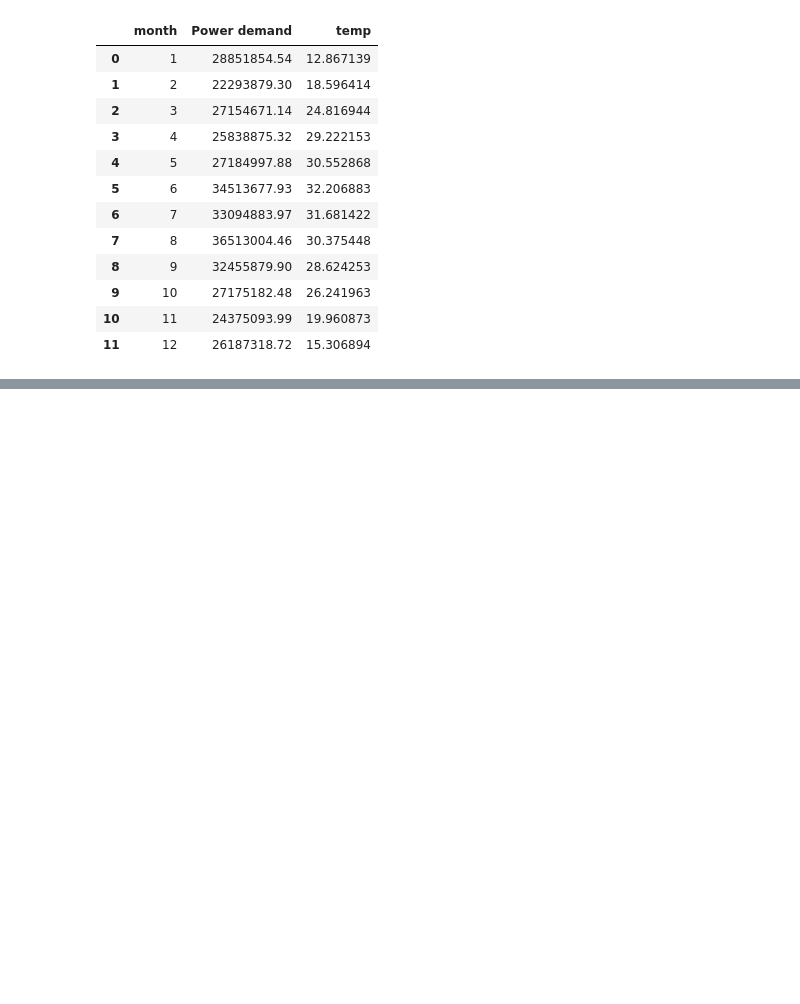
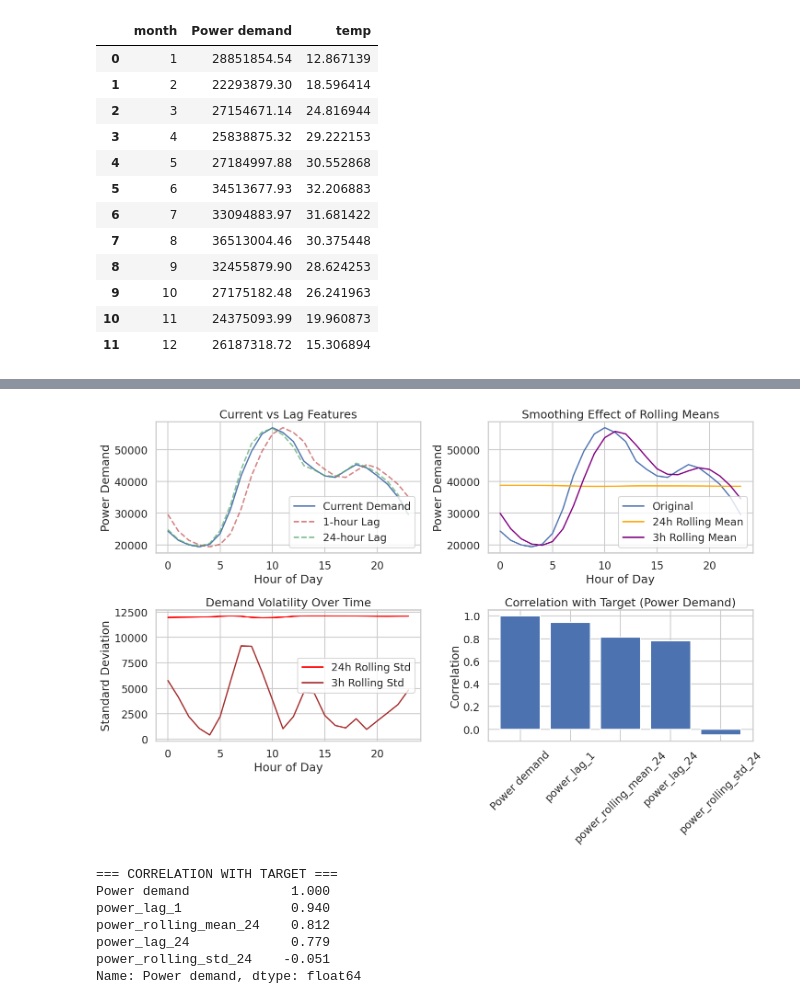
Before and after one commit to halsangihs/miniProject, a Jupyter notebook: main.ipynb, the cells around one changed output, grey strips where cells are left out. Cells and saved outputs as stored; diff of their text form; code cells hidden in the pictures; blank space fills up the shorter version.

```diff
--- a/main.ipynb
+++ b/main.ipynb
@@ -252,0 +337,69 @@ plt.show()
+# %%
+# ===== PRACTICAL EXAMPLE: Understanding Lag and Rolling Features =====
+
+# Let's look at a specific time period to understand these features
+example_data = df[df['datetime'].dt.date == pd.to_datetime('2021-01-15').date()].copy()
+
+# Create a comparison DataFrame showing original vs engineered features
+comparison_df = example_data[['datetime', 'Power demand', 'power_lag_1', 'power_lag_24',
+                             'power_rolling_mean_24', 'power_rolling_std_24']].head(10)
+
+print("=== FEATURE COMPARISON FOR 2021-01-15 (First 10 hours) ===")
+print(comparison_df.round(2))
+
+print("\n=== INTERPRETATION ===")
+print("• power_lag_1: Power demand 1 hour ago")
+print("• power_lag_24: Power demand 24 hours ago (same time yesterday)")
+print("• power_rolling_mean_24: Average demand over last 24 hours")
+print("• power_rolling_std_24: Volatility of demand over last 24 hours")
+
+# Visualize the relationship
+plt.figure(figsize=(15, 10))
+
+# Plot 1: Original vs Lag features
+plt.subplot(2, 2, 1)
+plt.plot(example_data['hour'], example_data['Power demand'], 'b-', label='Current Demand', linewidth=2)
+plt.plot(example_data['hour'], example_data['power_lag_1'], 'r--', label='1-hour Lag', alpha=0.7)
+plt.plot(example_data['hour'], example_data['power_lag_24'], 'g--', label='24-hour Lag', alpha=0.7)
+plt.title('Current vs Lag Features')
+plt.xlabel('Hour of Day')
+plt.ylabel('Power Demand')
+plt.legend()
+plt.grid(True)
+
+# Plot 2: Rolling mean smoothing effect
+plt.subplot(2, 2, 2)
+plt.plot(example_data['hour'], example_data['Power demand'], 'b-', label='Original', linewidth=2)
+plt.plot(example_data['hour'], example_data['power_rolling_mean_24'], 'orange', label='24h Rolling Mean', linewidth=2)
+plt.plot(example_data['hour'], example_data['power_rolling_mean_3'], 'purple', label='3h Rolling Mean', linewidth=2)
+plt.title('Smoothing Effect of Rolling Means')
+plt.xlabel('Hour of Day')
+plt.ylabel('Power Demand')
+plt.legend()
+plt.grid(True)
+
+# Plot 3: Rolling standard deviation (volatility)
+plt.subplot(2, 2, 3)
+plt.plot(example_data['hour'], example_data['power_rolling_std_24'], 'red', label='24h Rolling Std', linewidth=2)
+plt.plot(example_data['hour'], example_data['power_rolling_std_3'], 'brown', label='3h Rolling Std', linewidth=2)
+plt.title('Demand Volatility Over Time')
+plt.xlabel('Hour of Day')
+plt.ylabel('Standard Deviation')
+plt.legend()
+plt.grid(True)
+
+# Plot 4: Correlation with target
+plt.subplot(2, 2, 4)
+correlations = df[['Power demand', 'power_lag_1', 'power_lag_24', 'power_rolling_mean_24', 'power_rolling_std_24']].corr()['Power demand'].sort_values(ascending=False)
+plt.bar(range(len(correlations)), correlations.values)
+plt.xticks(range(len(correlations)), correlations.index, rotation=45)
+plt.title('Correlation with Target (Power Demand)')
+plt.ylabel('Correlation')
+plt.grid(True)
+
+plt.tight_layout()
+plt.show()
+
+print(f"\n=== CORRELATION WITH TARGET ===")
+print(correlations.round(3))
+# %% [output]
@@ -252,0 +423,8 @@ plt.show()
+[figure, added]
+=== CORRELATION WITH TARGET ===
+Power demand             1.000
+power_lag_1              0.940
+power_rolling_mean_24    0.812
+power_lag_24             0.779
+power_rolling_std_24    -0.051
+Name: Power demand, dtype: float64
```
Also changed, not shown: parts of 12 cells of this notebook.
